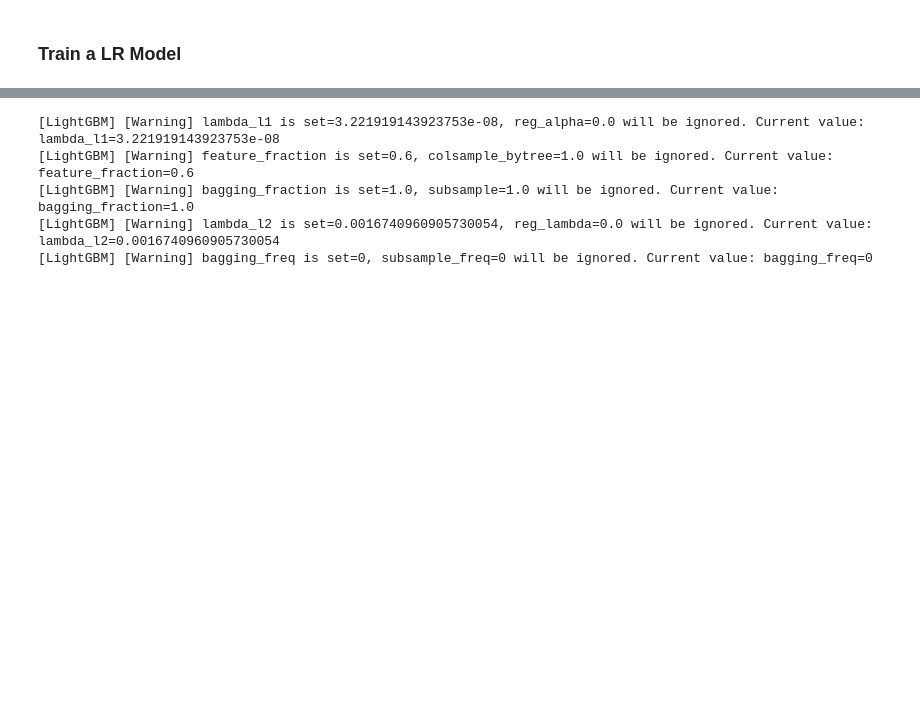
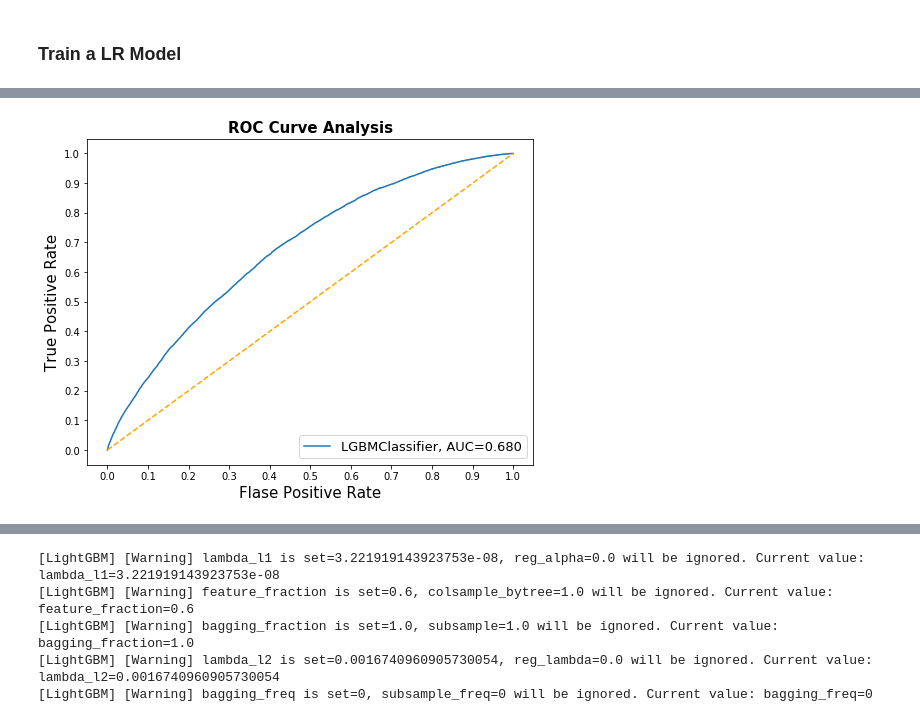
Before and after one commit to anilkumarpanda/blog_series, a Jupyter notebook: notebooks/03_benchmark_model.ipynb, the cells around one changed output, grey strips where cells are left out. Cells and saved outputs as stored; diff of their text form; code cells hidden in the pictures; blank space fills up the shorter version.

```diff
--- a/notebooks/03_benchmark_model.ipynb
+++ b/notebooks/03_benchmark_model.ipynb
@@ -214,0 +224,5 @@ plot_roc(models=[fitted_mono_lgb,fitted_clf], data_dict=data_dict)
+# %%
+
+plot_roc_auc(models=[fitted_mono_lgb], data_dict=data_dict)
+# %% [output]
+[figure, added]
```
Also changed, not shown: parts of 10 cells of this notebook, 2 other files.
